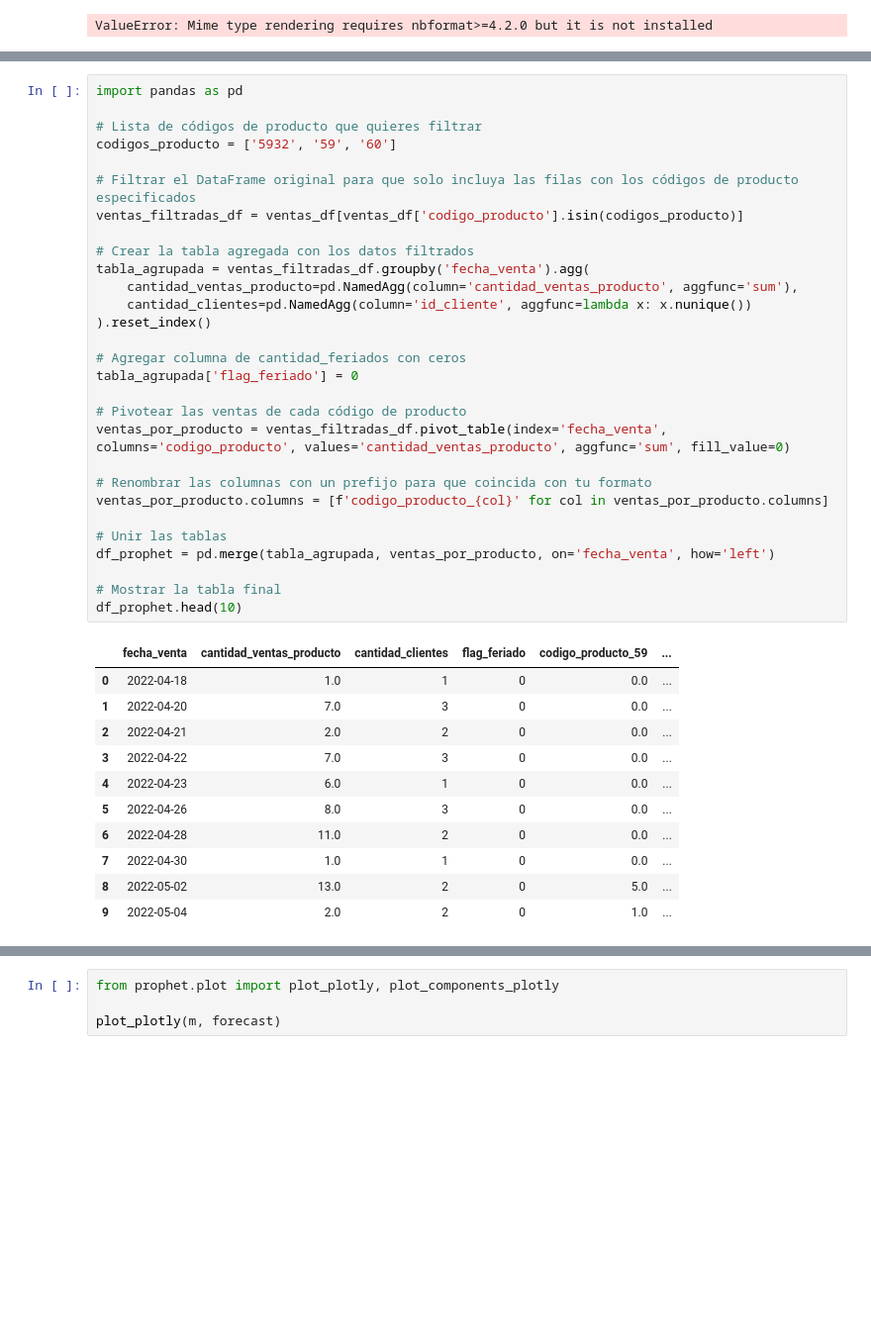
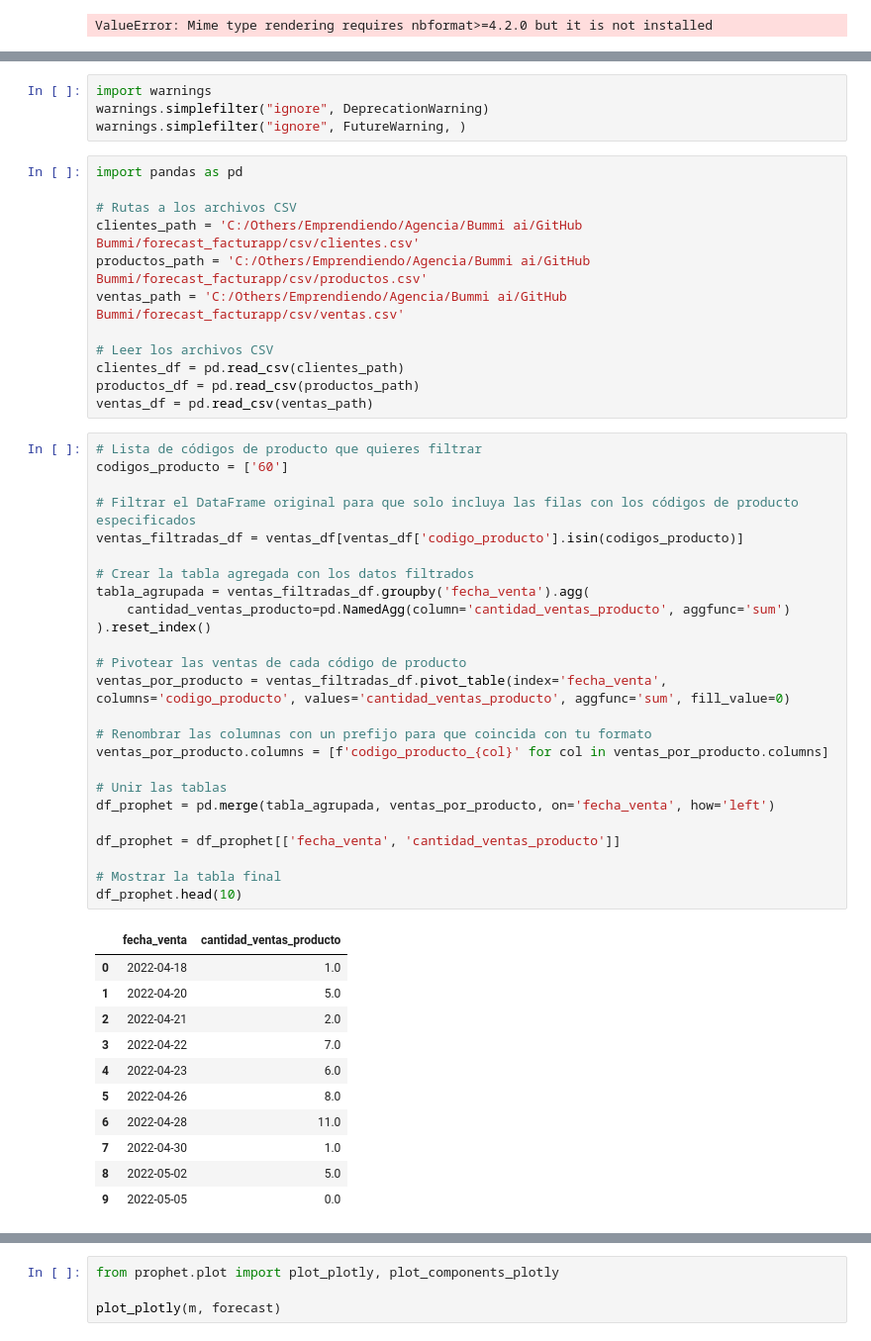
Before and after one commit to juanspadaro/forecasting_for_planning, a Jupyter notebook: forecast_facturapp_v1.ipynb, the cells around one changed output, grey strips where cells are left out. Shown at 99% size. Drawn from its saved outputs; the diff is of its cells as text; blank space fills up the shorter version.

```diff
--- a/forecast_facturapp.ipynb
+++ b/forecast_facturapp_v1.ipynb
@@ -637,44 +640,56 @@ from prophet import Prophet
+# %%
+import warnings
+warnings.simplefilter("ignore", DeprecationWarning)
+warnings.simplefilter("ignore", FutureWarning, )
+# %%
+import pandas as pd
+
+# Rutas a los archivos CSV
+clientes_path = 'C:/Others/Emprendiendo/Agencia/Bummi ai/GitHub Bummi/forecast_facturapp/csv/clientes.csv'
+productos_path = 'C:/Others/Emprendiendo/Agencia/Bummi ai/GitHub Bummi/forecast_facturapp/csv/productos.csv'
+ventas_path = 'C:/Others/Emprendiendo/Agencia/Bummi ai/GitHub Bummi/forecast_facturapp/csv/ventas.csv'
+
+# Leer los archivos CSV
+clientes_df = pd.read_csv(clientes_path)
+productos_df = pd.read_csv(productos_path)
+ventas_df = pd.read_csv(ventas_path)
 # %%
-import pandas as pd
-
 # Lista de códigos de producto que quieres filtrar
-codigos_producto = ['5932', '59', '60']
+codigos_producto = ['60']
 
 # Filtrar el DataFrame original para que solo incluya las filas con los códigos de producto especificados
 ventas_filtradas_df = ventas_df[ventas_df['codigo_producto'].isin(codigos_producto)]
 
 # Crear la tabla agregada con los datos filtrados
 tabla_agrupada = ventas_filtradas_df.groupby('fecha_venta').agg(
-    cantidad_ventas_producto=pd.NamedAgg(column='cantidad_ventas_producto', aggfunc='sum'),
-    cantidad_clientes=pd.NamedAgg(column='id_cliente', aggfunc=lambda x: x.nunique())
+    cantidad_ventas_producto=pd.NamedAgg(column='cantidad_ventas_producto', aggfunc='sum')
 ).reset_index()
-
-# Agregar columna de cantidad_feriados con ceros
-tabla_agrupada['flag_feriado'] = 0
 
 # Pivotear las ventas de cada código de producto
 ventas_por_producto = ventas_filtradas_df.pivot_table(index='fecha_venta', columns='codigo_producto', values='cantidad_ventas_producto', aggfunc='sum', fill_value=0)
 
 # Renombrar las columnas con un prefijo para que coincida con tu formato
 ventas_por_producto.columns = [f'codigo_producto_{col}' for col in ventas_por_producto.columns]
 
 # Unir las tablas
 df_prophet = pd.merge(tabla_agrupada, ventas_por_producto, on='fecha_venta', how='left')
 
+df_prophet = df_prophet[['fecha_venta', 'cantidad_ventas_producto']]
+
 # Mostrar la tabla final
 df_prophet.head(10)
 # %% [output]
-|  | fecha_venta | cantidad_ventas_producto | cantidad_clientes | flag_feriado | codigo_producto_59 | ... |
-| 0 | 2022-04-18 | 1.0 | 1 | 0 | 0.0 | ... |
-| 1 | 2022-04-20 | 7.0 | 3 | 0 | 0.0 | ... |
-| 2 | 2022-04-21 | 2.0 | 2 | 0 | 0.0 | ... |
-| 3 | 2022-04-22 | 7.0 | 3 | 0 | 0.0 | ... |
-| 4 | 2022-04-23 | 6.0 | 1 | 0 | 0.0 | ... |
-| 5 | 2022-04-26 | 8.0 | 3 | 0 | 0.0 | ... |
-| 6 | 2022-04-28 | 11.0 | 2 | 0 | 0.0 | ... |
-| 7 | 2022-04-30 | 1.0 | 1 | 0 | 0.0 | ... |
-| 8 | 2022-05-02 | 13.0 | 2 | 0 | 5.0 | ... |
-| 9 | 2022-05-04 | 2.0 | 2 | 0 | 1.0 | ... |
+|  | fecha_venta | cantidad_ventas_producto |
+| 0 | 2022-04-18 | 1.0 |
+| 1 | 2022-04-20 | 5.0 |
+| 2 | 2022-04-21 | 2.0 |
+| 3 | 2022-04-22 | 7.0 |
+| 4 | 2022-04-23 | 6.0 |
+| 5 | 2022-04-26 | 8.0 |
+| 6 | 2022-04-28 | 11.0 |
+| 7 | 2022-04-30 | 1.0 |
+| 8 | 2022-05-02 | 5.0 |
+| 9 | 2022-05-05 | 0.0 |
 # %%
 df_prophet = df_prophet.rename(columns={'fecha_venta': 'ds', 'cantidad_ventas_producto': 'y'})
 df_prophet.head()
```
Also changed, not shown: parts of 16 cells of this notebook, 4 other files.
